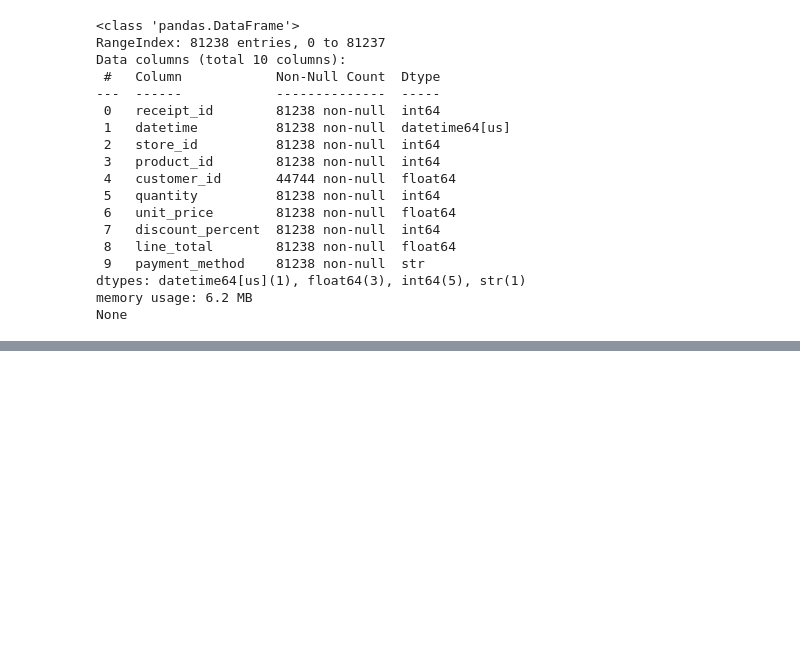
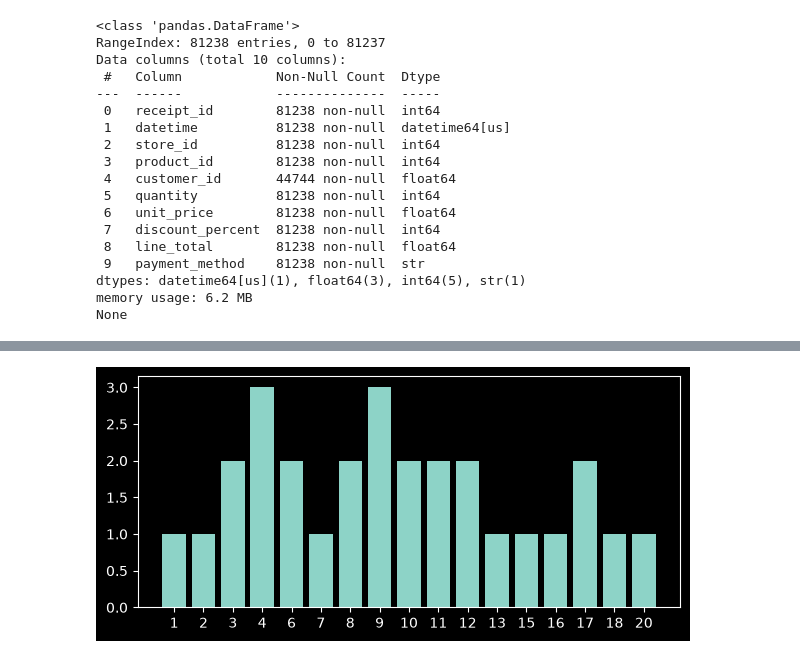
Before and after one commit to TAbramovskaya/dear-neighbour, a Jupyter notebook: python/data_overview.ipynb, the cells around one changed output, grey strips where cells are left out. Cells and saved outputs as stored; diff of their text form; code cells hidden in the pictures; blank space fills up the shorter version.

```diff
--- a/python/data_overview.ipynb
+++ b/python/data_overview.ipynb
@@ -55,0 +125,15 @@ None
+# %%
+random_date = sales['date'].sample(1).iloc[0]
+
+random_date_footfall = (
+    sales[sales['date'] == random_date]
+    .groupby('store_id')
+    .agg(receipts=('receipt_id', 'nunique'))
+)
+# %%
+fig, ax = plt.subplots(1, 1, figsize=(7, 3))
+
+ax.bar(random_date_footfall.index.astype(str), random_date_footfall['receipts'])
+plt.show()
+# %% [output]
+[figure, added]
```
Also changed, not shown: parts of 12 cells of this notebook.
